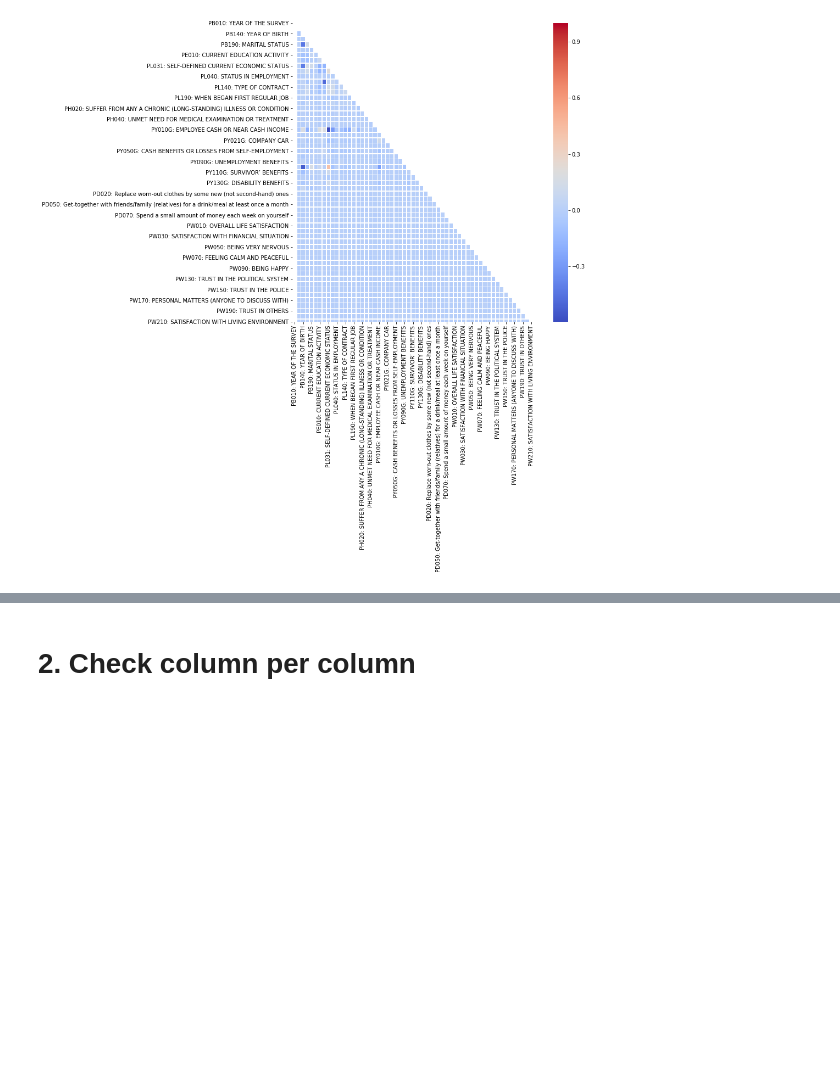
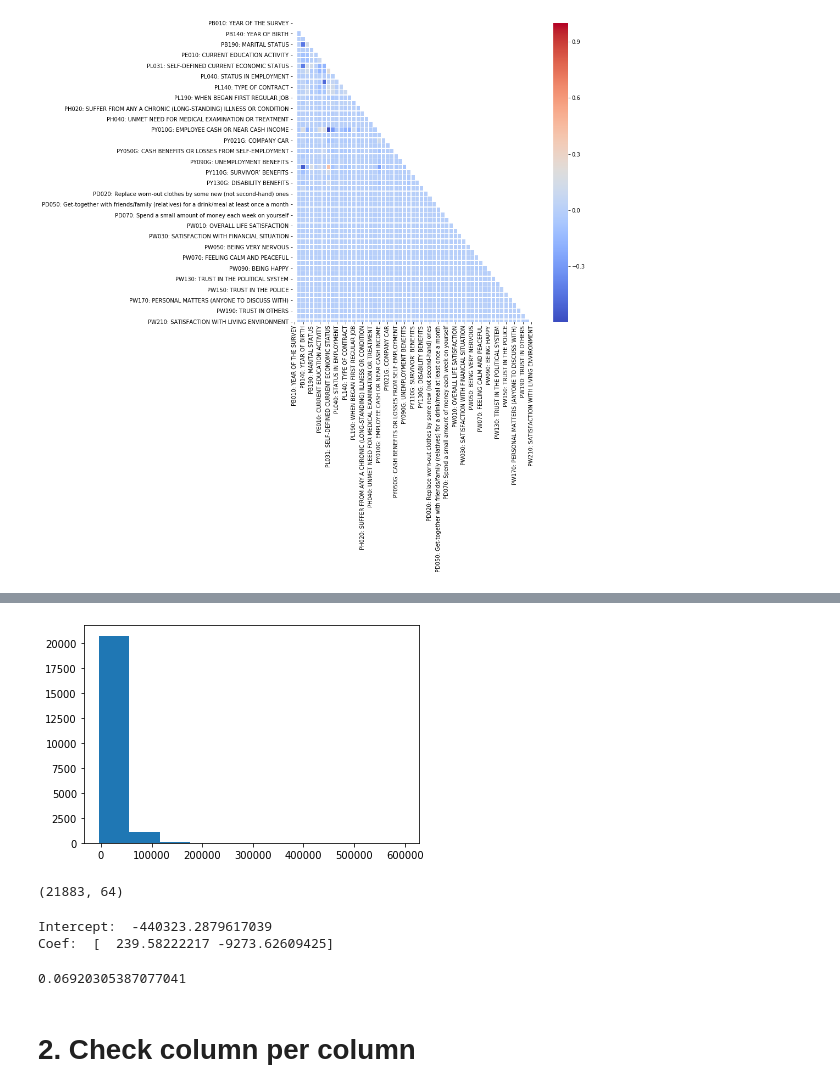
Before and after one commit to ta-data-lis/final-project, a Jupyter notebook: your-project/1_Data Cleaning.ipynb, the cells around one changed output, grey strips where cells are left out. Cells and saved outputs as stored; diff of their text form; code cells hidden in the pictures; blank space fills up the shorter version.

```diff
--- a/your-project/1_Data Selection and Cleaning.ipynb
+++ b/your-project/1_Data Cleaning.ipynb
@@ -439,3 +441,29 @@ I focus on the personal survey data, because it has the most observations and th
+# %%
+plt.hist(ppp['PY010G: EMPLOYEE CASH OR NEAR CASH INCOME'])
+plt.show()
+ppp.shape
+# %% [output]
+[figure, added]
+(21883, 64)
+# %%
+from sklearn.linear_model import LinearRegression
+
+Y = ppp['PY010G: EMPLOYEE CASH OR NEAR CASH INCOME']
+X = ppp[background[0:2]]
+lm = LinearRegression()
+model = lm.fit(X,Y)
+
+print("Intercept: ", lm.intercept_)
+print("Coef: ", lm.coef_)
+
+predictions  = lm.predict(X)
+# %% [output]
+Intercept:  -440323.2879617039
+Coef:  [  239.58222217 -9273.62609425]
+# %%
+r2_score(Y, predictions)
+# %% [output]
+0.06920305387077041
 # %% [markdown]
 # 2. Check column per column
 # %% [markdown]
```
Also changed, not shown: parts of 50 cells of this notebook, 2 other files.
